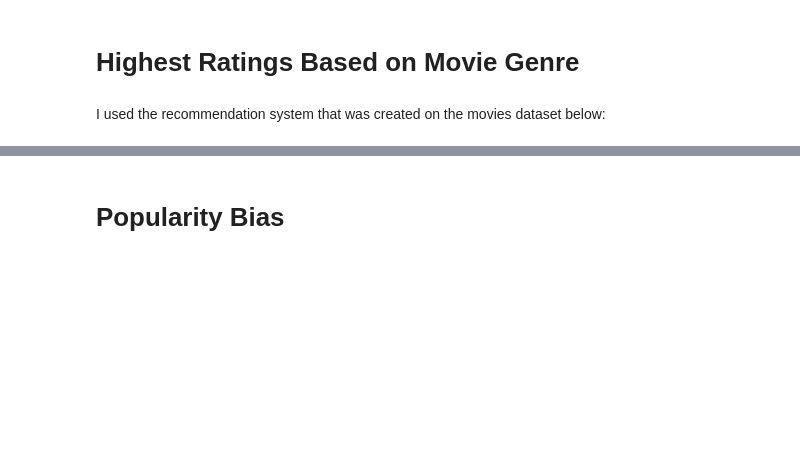
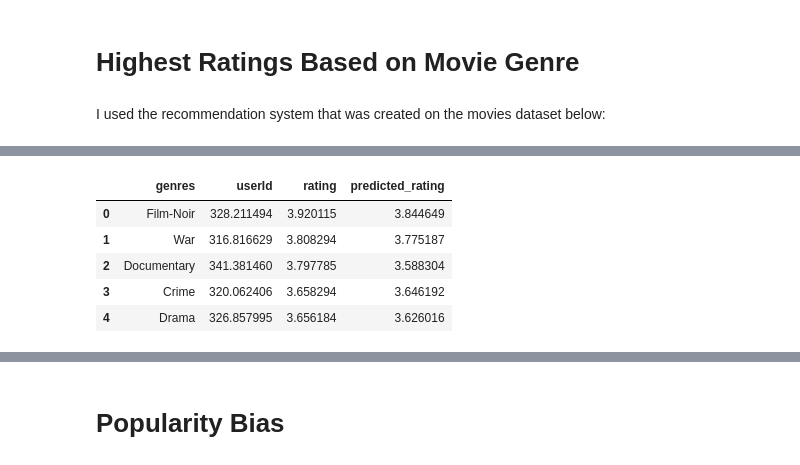
Before and after one commit to moham6839/Recommedation-System-Project, a Jupyter notebook: Recommendation System Project.ipynb, the cells around one changed output, grey strips where cells are left out. Cells and saved outputs as stored; diff of their text form; code cells hidden in the pictures; blank space fills up the shorter version.

```diff
--- a/Recommendation System Project.ipynb
+++ b/Recommendation System Project.ipynb
@@ -344,0 +500,10 @@ The image above is a bar plot showing the predicted ratings of 1 user based on m
+# %%
+movie_ratings_df = movie_ratings_df.reset_index()
+movie_ratings_df.head()
+# %% [output]
+|  | genres | userId | rating | predicted_rating |
+| 0 | Film-Noir | 328.211494 | 3.920115 | 3.844649 |
+| 1 | War | 316.816629 | 3.808294 | 3.775187 |
+| 2 | Documentary | 341.381460 | 3.797785 | 3.588304 |
+| 3 | Crime | 320.062406 | 3.658294 | 3.646192 |
+| 4 | Drama | 326.857995 | 3.656184 | 3.626016 |
```
Also changed, not shown: parts of 27 cells of this notebook.
